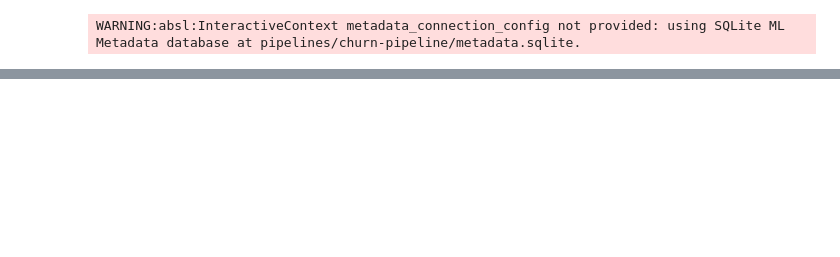
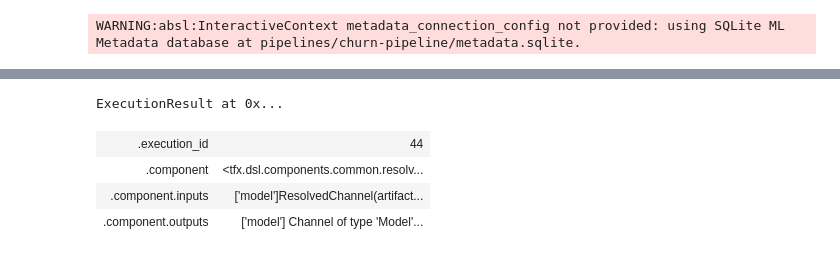
Before and after one commit to mausneg/Customer-Churn-Classification-ML-Pipeline, a Jupyter notebook: app.ipynb, the cells around one changed output, grey strips where cells are left out. Drawn from its saved outputs; the diff is of its cells as text; code cells hidden in the pictures; blank space fills up the shorter version.

Commit message:
add resolver and evaluator

```diff
--- a/app.ipynb
+++ b/app.ipynb
@@ -187,7 +182,7 @@ trainer = Trainer(
     transform_graph=transform.outputs['transform_graph'],
     schema=schema_gen.outputs['schema'],
     train_args=trainer_pb2.TrainArgs(splits=['train'], num_steps=500),
-    eval_args=trainer_pb2.EvalArgs(splits=['val'], num_steps=200)
+    eval_args=trainer_pb2.EvalArgs(splits=['eval'], num_steps=300)
 )
 
 context.run(trainer)
@@ -251,3 +245,17 @@ INFO:tensorflow:tensorflow_text is not available.
 INFO:tensorflow:tensorflow_text is not available.
 WARNING:tensorflow:`Last Interaction_xf` is not a valid node name. Accepted names conform to Regex /re.compile('^[A-Za-z0-9.][A-Za-z0-9_.\\\\/>-]*$')/
 ... (63 outputs left out)
+# %%
+model_resolver = Resolver(
+    strategy_class= LatestBlessedModelStrategy,
+    model = Channel(type=Model),
+    model_blessing = Channel(type=ModelBlessing)
+).with_id('Latest_blessed_model_resolver')
+
+context.run(model_resolver)
+# %% [output]
+ExecutionResult at 0x...
+| .execution_id | 44 |
+| .component | <tfx.dsl.components.common.resolv... |
+| .component.inputs | ['model']ResolvedChannel(artifact... |
+| .component.outputs | ['model'] Channel of type 'Model'... |
```
Also changed, not shown: parts of 12 cells of this notebook, 3 other files.
